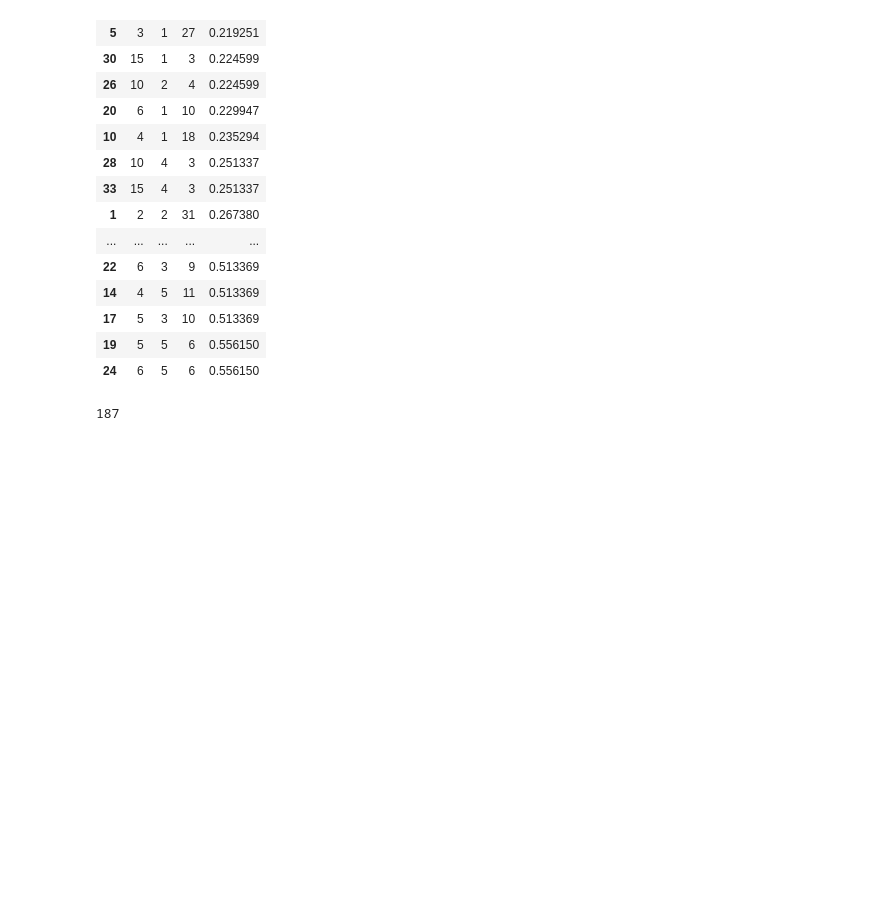
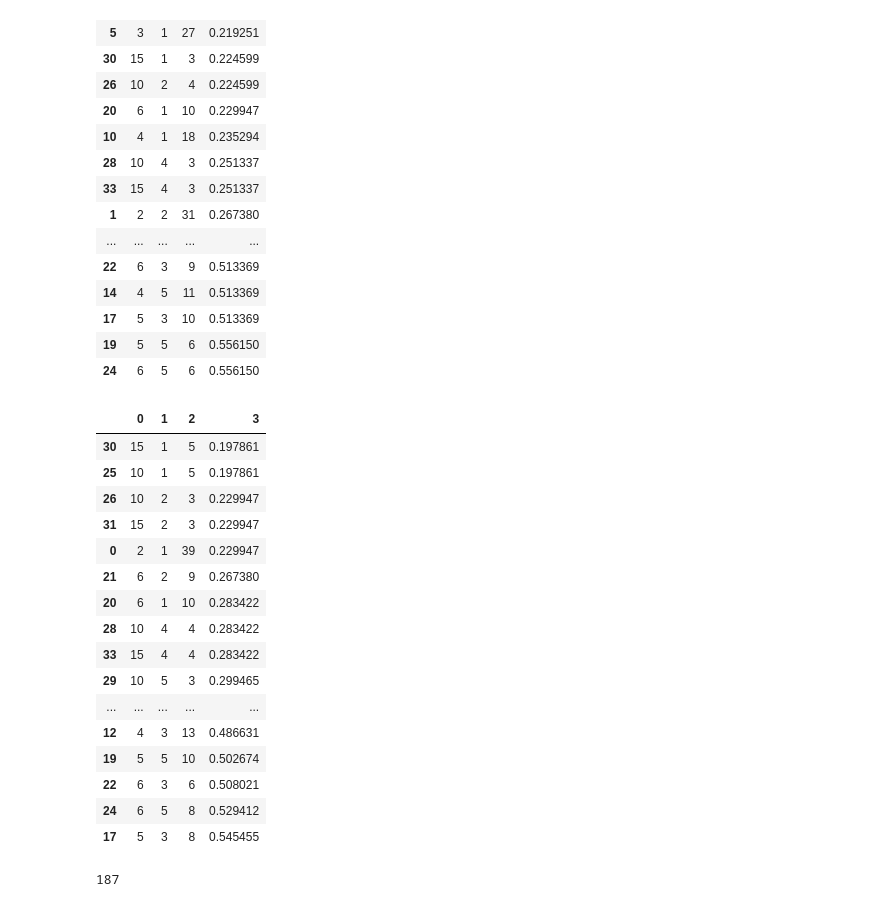
Before and after one commit to apandyud/small_mods, a Jupyter notebook: Cluster5_features.ipynb, the cells around one changed output. Drawn from its saved outputs; the diff is of its cells as text; code cells hidden in the pictures; blank space fills up the shorter version.

```diff
--- a/Cluster5_features.ipynb
+++ b/Cluster5_features.ipynb
@@ -426,10 +15,2 @@ ratio
 # %%
 errors = pd.read_csv('res/e38_18r.csv').query('exact_match == False')
-# %%
-code = """
-def run(value_list):
-    deferred_revenue_as_reported = next(item['number_value'] for item in value_list if item['category'] == 'Deferred revenue (2)' and item['header2'] == 'As reported')
-    other_non_current_liabilities_as_reported = next(item['number_value'] for item in value_list if item['category'] == 'Other non-current liabilities (2)' and item['header2'] == 'As reported')
-    return (deferred_revenue_as_reported - other_non_current_liabilities_as_reported, '')
-"""
-analyze_function(code)
@@ -454,17 +17,5 @@ for i, item in errors.iterrows():
 # %%
-import pandas as pd
-import numpy as np
-from sklearn.feature_extraction.text import TfidfVectorizer
-from sklearn.cluster import KMeans
-from sklearn.metrics import silhouette_score
-import matplotlib.pyplot as plt
-from pathlib import Path
-import textwrap
-import cga_utils
-import math
-from typing import Iterable, List, Optional, Tuple
-import hdbscan
-from sklearn.feature_extraction import DictVectorizer
+
 EPS = 1e-9
 
 
@@ -490,8 +41,8 @@ errors["calc_pattern_oh"] = errors["calc_pattern"].apply(lambda pattern: item_to
 error_codes = set(cga_utils.aggregate_calc_patterns(errors['error_code'], other_group_size=0, merge_additions=False))
 errors["error_code_oh"] = errors["error_code"].apply(lambda code: item_to_onehot(error_codes, code))
 
-asts = set(cga_utils.aggregate_calc_patterns(errors['pred_ast'], other_group_size=1, merge_additions=False))
-errors["ast_oh"] = errors["pred_ast"].apply(lambda pattern: item_to_onehot(asts, pattern))
+#asts = set(cga_utils.aggregate_calc_patterns(errors['pred_ast'], other_group_size=1, merge_additions=False))
+#errors["ast_oh"] = errors["pred_ast"].apply(lambda pattern: item_to_onehot(asts, pattern))
 
 scales = set(errors['scale'])
 errors["scale_oh"] = errors["scale"].apply(lambda pattern: item_to_onehot(scales, pattern))
@@ -551,11 +102,12 @@ errors[num_cols] = scaler.transform(cont)
 
 errors["scale"] = errors["scale"].fillna("")
 errors["pred_scale"] = errors["pred_scale"].fillna("")
+errors["code_calc_pattern"]= errors["code_calc_pattern"].fillna("")
 
 #vects = errors.drop(["ts", "qid", "pred_scale", "question", "derivation", "calc_pattern", "pred", "answer", "scale", "value_match", "error_text",	"value_list", "code",	"selected_values","needed_values","exact_match",	"error_code"], axis=1)
 #vects = errors[["calc_pattern", "error_code",  "pred_ast", "selection_success", "sign_error", "is_parenth_in_table", "has_code_abs",
 # "scale", "pred_scale",  "rel_error_bucket", "magnitude_bucket", "x100_flag",  "has_error_text"]]
-vects = errors[["calc_pattern", "pred_ast", "scale", "pred_scale"]]
+vects = errors[["calc_pattern", "code_calc_pattern", "scale", "pred_scale"]]
 
 #vects =vects.drop(vects.columns[0], axis=1)
 X_dict = vects.to_dict(orient="records")
@@ -664,6 +216,40 @@ pd.DataFrame(try_hdbscan(X_flags)).sort_values(by=3)
 | 17 | 5 | 3 | 10 | 0.513369 |
 | 19 | 5 | 5 | 6 | 0.556150 |
 | 24 | 6 | 5 | 6 | 0.556150 |
+# %%
+def try_hdbscan(X, mcs_list=(2,3,4, 5,6, 10,15), ms_list=(1,2,3, 4, 5)):
+    from collections import defaultdict
+    out = []
+    for mcs in mcs_list:
+        for ms in ms_list:
+            cl = hdbscan.HDBSCAN(min_cluster_size=mcs, min_samples=ms, metric="manhattan")
+            labels = cl.fit_predict(X)
+            n_clusters = len(set(labels) - {-1})
+            noise_ratio = (labels == -1).mean()
+            out.append((mcs, ms, n_clusters, noise_ratio))
+    return out
+
+results = try_hdbscan(X_flags)
+# nézd: klaszterszám és zajarányszám hogyan változik
+pd.DataFrame(try_hdbscan(X_flags)).sort_values(by=3)
+# %% [output]
+|  | 0 | 1 | 2 | 3 |
+| 30 | 15 | 1 | 5 | 0.197861 |
+| 25 | 10 | 1 | 5 | 0.197861 |
+| 26 | 10 | 2 | 3 | 0.229947 |
+| 31 | 15 | 2 | 3 | 0.229947 |
+| 0 | 2 | 1 | 39 | 0.229947 |
+| 21 | 6 | 2 | 9 | 0.267380 |
+| 20 | 6 | 1 | 10 | 0.283422 |
+| 28 | 10 | 4 | 4 | 0.283422 |
+| 33 | 15 | 4 | 4 | 0.283422 |
+| 29 | 10 | 5 | 3 | 0.299465 |
+| ... | ... | ... | ... | ... |
+| 12 | 4 | 3 | 13 | 0.486631 |
+| 19 | 5 | 5 | 10 | 0.502674 |
+| 22 | 6 | 3 | 6 | 0.508021 |
+| 24 | 6 | 5 | 8 | 0.529412 |
+| 17 | 5 | 3 | 8 | 0.545455 |
 # %%
 len(errors)
 # %% [output]
```
Also changed, not shown: parts of 6 cells of this notebook, 3 other files.
